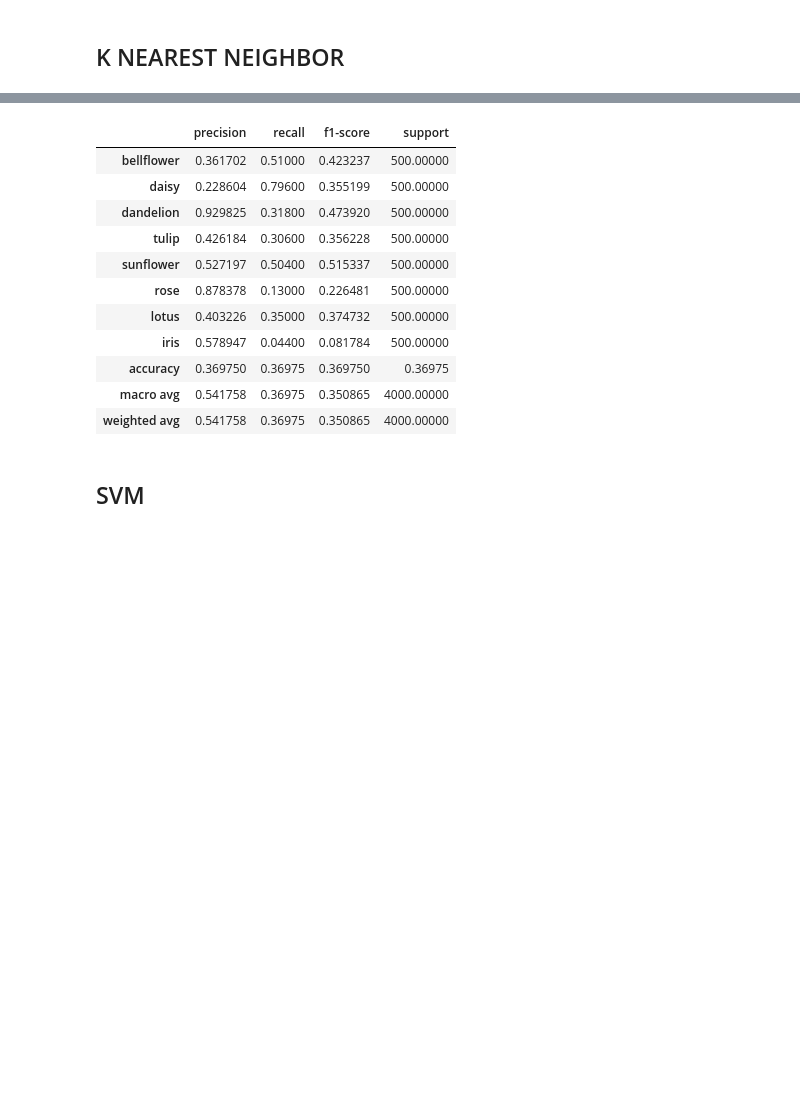
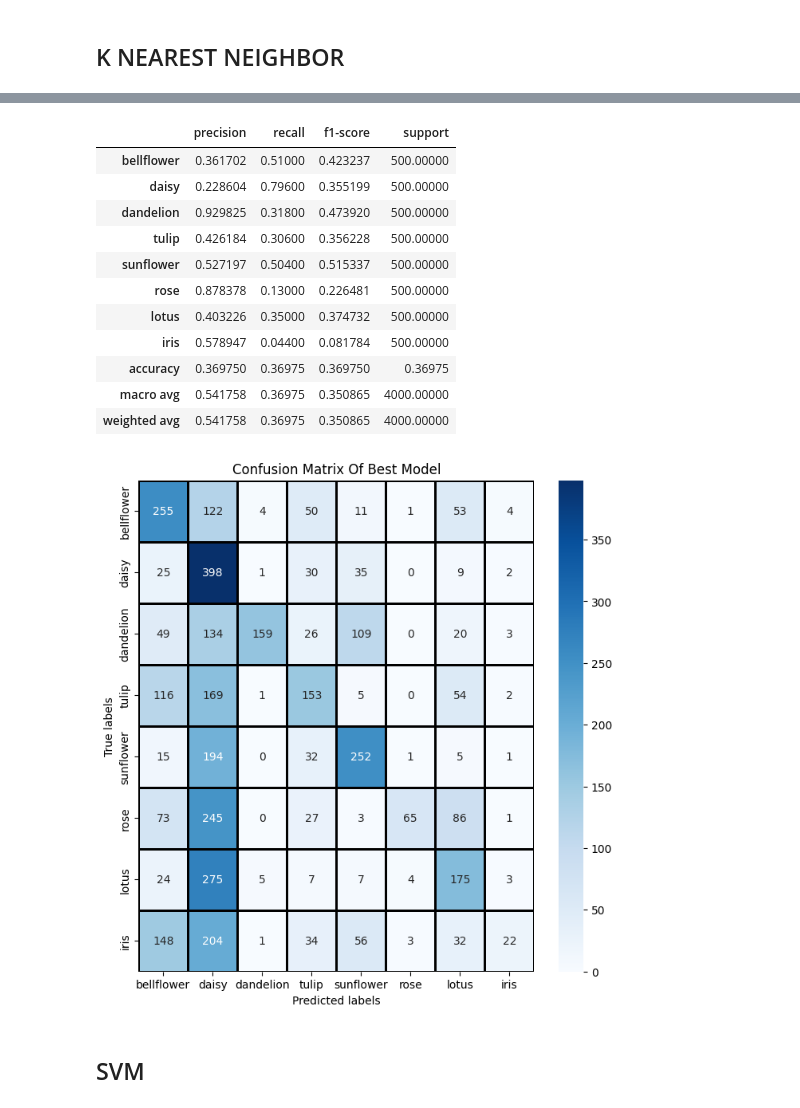
Before and after one commit to LionWannaFly/Machine_Learning_Project, a Jupyter notebook: No_color.ipynb, the cells around one changed output, grey strips where cells are left out. Drawn from its saved outputs; the diff is of its cells as text; code cells hidden in the pictures; blank space fills up the shorter version.

```diff
--- a/No_color.ipynb
+++ b/No_color.ipynb
@@ -297,22 +309,25 @@ Best Model: KNeighborsClassifier(n_neighbors=9,
 | macro avg | 0.710971 | 0.7075 | 0.706530 | 4000.0000 |
 | weighted avg | 0.710971 | 0.7075 | 0.706530 | 4000.0000 |
 # %%
-y_pred=best_model.predict(x_test_color)
-report_plot = ClassificationReportPlot(labels, y_test_color, y_pred)
+y_pred_knn_color=best_model_knn.predict(x_test_color)
+report_plot = ClassificationReportPlot(labels, y_test_color, y_pred_knn_color)
 report_plot.plot()
+confusion_plot = ConfusionMatrixPlot(labels, y_test_color, y_pred_knn_color)
+confusion_plot.plot()
 # %% [output]
 |  | precision | recall | f1-score | support |
 | bellflower | 0.361702 | 0.51000 | 0.423237 | 500.00000 |
 | daisy | 0.228604 | 0.79600 | 0.355199 | 500.00000 |
 | dandelion | 0.929825 | 0.31800 | 0.473920 | 500.00000 |
 | tulip | 0.426184 | 0.30600 | 0.356228 | 500.00000 |
 | sunflower | 0.527197 | 0.50400 | 0.515337 | 500.00000 |
 | rose | 0.878378 | 0.13000 | 0.226481 | 500.00000 |
 | lotus | 0.403226 | 0.35000 | 0.374732 | 500.00000 |
 | iris | 0.578947 | 0.04400 | 0.081784 | 500.00000 |
 | accuracy | 0.369750 | 0.36975 | 0.369750 | 0.36975 |
 | macro avg | 0.541758 | 0.36975 | 0.350865 | 4000.00000 |
 | weighted avg | 0.541758 | 0.36975 | 0.350865 | 4000.00000 |
+[figure, added]
 # %% [markdown]
 ## SVM
 # %%
```
Also changed, not shown: parts of 31 cells of this notebook, 50 other files.
